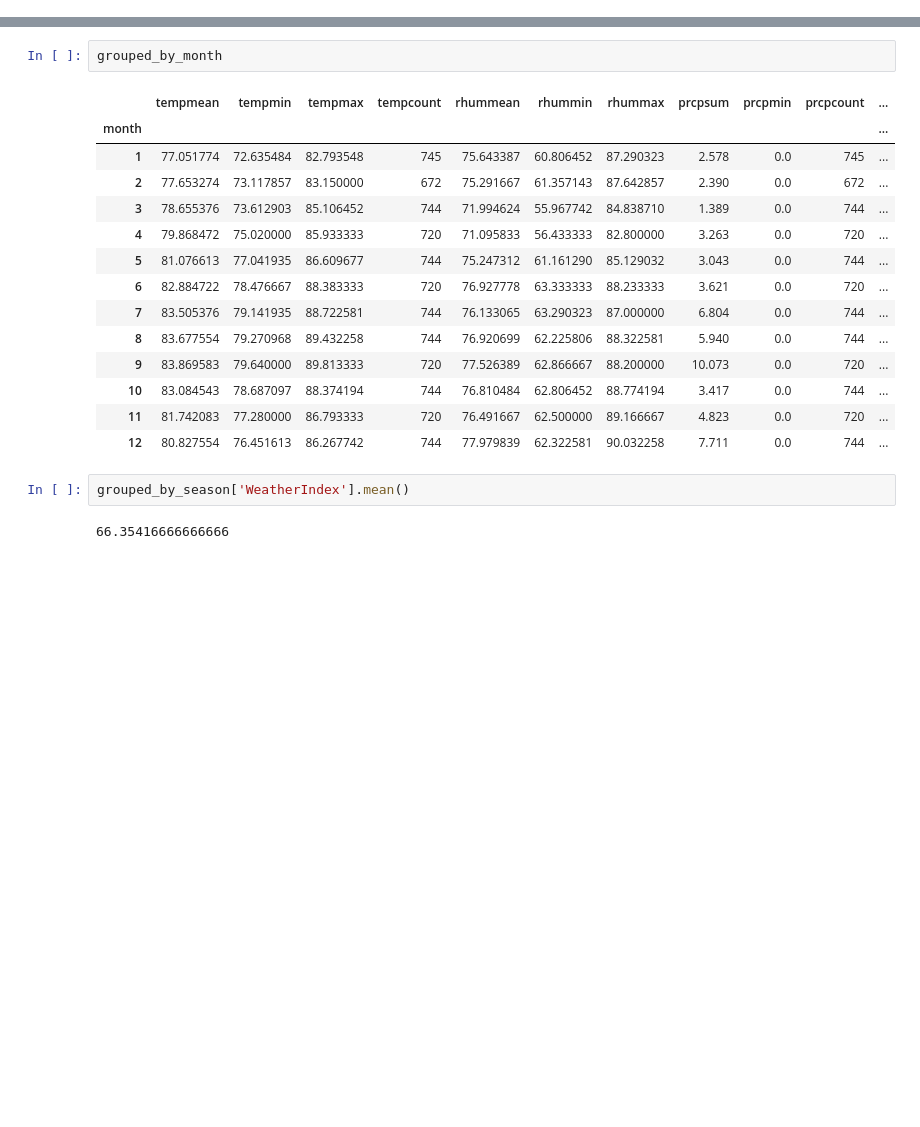
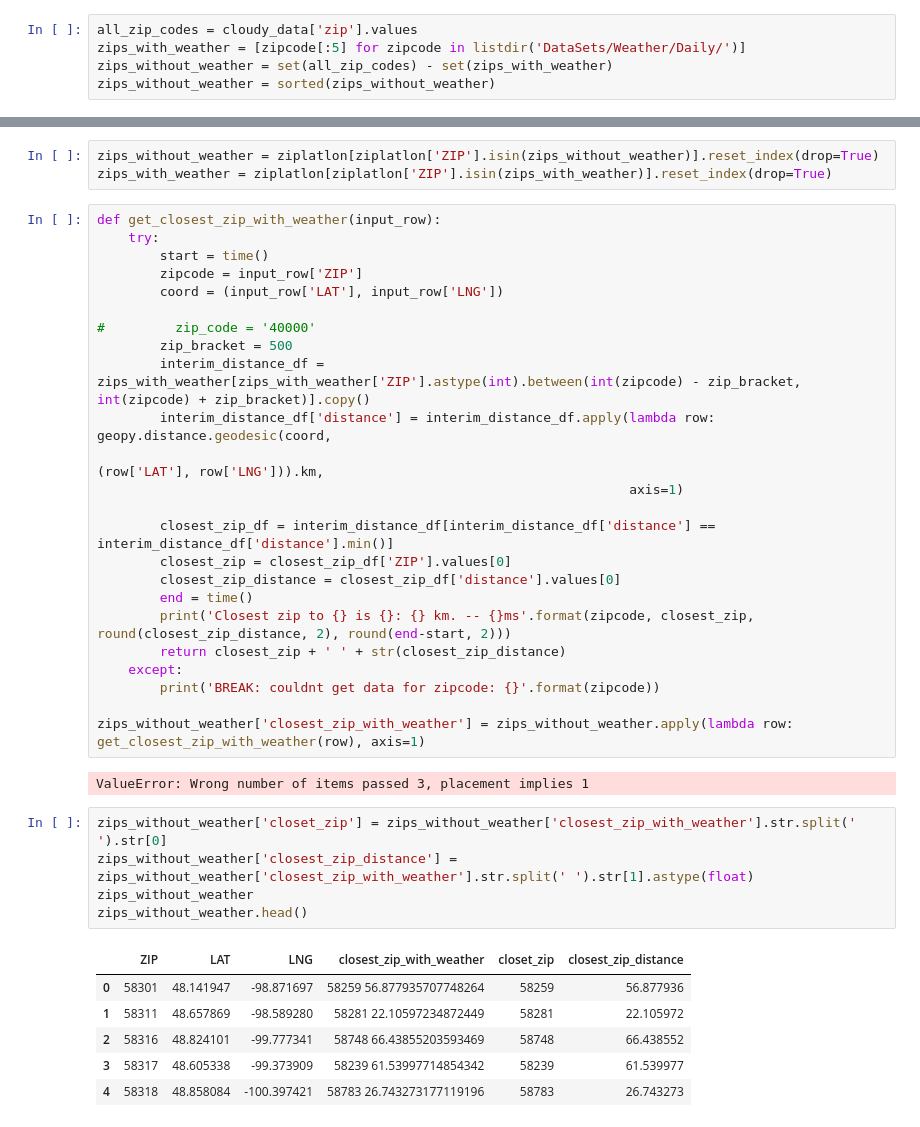
Before and after one commit to crredding/WhereToLive, a Jupyter notebook: GetWeatherData.ipynb, the cells around one changed output, grey strips where cells are left out. Drawn from its saved outputs; the diff is of its cells as text; blank space fills up the shorter version.

```diff
--- a/GetWeatherData.ipynb
+++ b/GetWeatherData.ipynb
@@ -12,0 +240,5 @@ import geopy.distance
+# %%
+all_zip_codes = cloudy_data['zip'].values
+zips_with_weather = [zipcode[:5] for zipcode in listdir('DataSets/Weather/Daily/')]
+zips_without_weather = set(all_zip_codes) - set(zips_with_weather)
+zips_without_weather = sorted(zips_without_weather)
@@ -299,21 +260,41 @@ ValueError: Wrong number of items passed 0, placement implies 1
-# %%
-grouped_by_month
-# %% [output]
-|  | tempmean | tempmin | tempmax | tempcount | rhummean | rhummin | rhummax | prcpsum | prcpmin | prcpcount | ... |
-| month |  |  |  |  |  |  |  |  |  |  | ... |
-| 1 | 77.051774 | 72.635484 | 82.793548 | 745 | 75.643387 | 60.806452 | 87.290323 | 2.578 | 0.0 | 745 | ... |
-| 2 | 77.653274 | 73.117857 | 83.150000 | 672 | 75.291667 | 61.357143 | 87.642857 | 2.390 | 0.0 | 672 | ... |
-| 3 | 78.655376 | 73.612903 | 85.106452 | 744 | 71.994624 | 55.967742 | 84.838710 | 1.389 | 0.0 | 744 | ... |
-| 4 | 79.868472 | 75.020000 | 85.933333 | 720 | 71.095833 | 56.433333 | 82.800000 | 3.263 | 0.0 | 720 | ... |
-| 5 | 81.076613 | 77.041935 | 86.609677 | 744 | 75.247312 | 61.161290 | 85.129032 | 3.043 | 0.0 | 744 | ... |
-| 6 | 82.884722 | 78.476667 | 88.383333 | 720 | 76.927778 | 63.333333 | 88.233333 | 3.621 | 0.0 | 720 | ... |
-| 7 | 83.505376 | 79.141935 | 88.722581 | 744 | 76.133065 | 63.290323 | 87.000000 | 6.804 | 0.0 | 744 | ... |
-| 8 | 83.677554 | 79.270968 | 89.432258 | 744 | 76.920699 | 62.225806 | 88.322581 | 5.940 | 0.0 | 744 | ... |
-| 9 | 83.869583 | 79.640000 | 89.813333 | 720 | 77.526389 | 62.866667 | 88.200000 | 10.073 | 0.0 | 720 | ... |
-| 10 | 83.084543 | 78.687097 | 88.374194 | 744 | 76.810484 | 62.806452 | 88.774194 | 3.417 | 0.0 | 744 | ... |
-| 11 | 81.742083 | 77.280000 | 86.793333 | 720 | 76.491667 | 62.500000 | 89.166667 | 4.823 | 0.0 | 720 | ... |
-| 12 | 80.827554 | 76.451613 | 86.267742 | 744 | 77.979839 | 62.322581 | 90.032258 | 7.711 | 0.0 | 744 | ... |
-# %%
-grouped_by_season['WeatherIndex'].mean()
-# %% [output]
-66.35416666666666
+# %%
+zips_without_weather = ziplatlon[ziplatlon['ZIP'].isin(zips_without_weather)].reset_index(drop=True)
+zips_with_weather = ziplatlon[ziplatlon['ZIP'].isin(zips_with_weather)].reset_index(drop=True)
+# %%
+def get_closest_zip_with_weather(input_row):
+    try:
+        start = time()
+        zipcode = input_row['ZIP']
+        coord = (input_row['LAT'], input_row['LNG'])
+
+#         zip_code = '40000'
+        zip_bracket = 500
+        interim_distance_df = zips_with_weather[zips_with_weather['ZIP'].astype(int).between(int(zipcode) - zip_bracket, int(zipcode) + zip_bracket)].copy()
+        interim_distance_df['distance'] = interim_distance_df.apply(lambda row: geopy.distance.geodesic(coord,
+                                                                                                        (row['LAT'], row['LNG'])).km,
+                                                                    axis=1)
+
+        closest_zip_df = interim_distance_df[interim_distance_df['distance'] == interim_distance_df['distance'].min()]
+        closest_zip = closest_zip_df['ZIP'].values[0]
+        closest_zip_distance = closest_zip_df['distance'].values[0]
+        end = time()
+        print('Closest zip to {} is {}: {} km. -- {}ms'.format(zipcode, closest_zip, round(closest_zip_distance, 2), round(end-start, 2)))
+        return closest_zip + ' ' + str(closest_zip_distance)
+    except:
+        print('BREAK: couldnt get data for zipcode: {}'.format(zipcode))
+
+zips_without_weather['closest_zip_with_weather'] = zips_without_weather.apply(lambda row: get_closest_zip_with_weather(row), axis=1)
+# %% [output]
+ValueError: Wrong number of items passed 3, placement implies 1
+# %%
+zips_without_weather['closet_zip'] = zips_without_weather['closest_zip_with_weather'].str.split(' ').str[0]
+zips_without_weather['closest_zip_distance'] = zips_without_weather['closest_zip_with_weather'].str.split(' ').str[1].astype(float)
+zips_without_weather
+zips_without_weather.head()
+# %% [output]
+|  | ZIP | LAT | LNG | closest_zip_with_weather | closet_zip | closest_zip_distance |
+| 0 | 58301 | 48.141947 | -98.871697 | 58259 56.877935707748264 | 58259 | 56.877936 |
+| 1 | 58311 | 48.657869 | -98.589280 | 58281 22.10597234872449 | 58281 | 22.105972 |
+| 2 | 58316 | 48.824101 | -99.777341 | 58748 66.43855203593469 | 58748 | 66.438552 |
+| 3 | 58317 | 48.605338 | -99.373909 | 58239 61.53997714854342 | 58239 | 61.539977 |
+| 4 | 58318 | 48.858084 | -100.397421 | 58783 26.743273177119196 | 58783 | 26.743273 |
```
Also changed, not shown: parts of 21 cells of this notebook, 7 other files.
